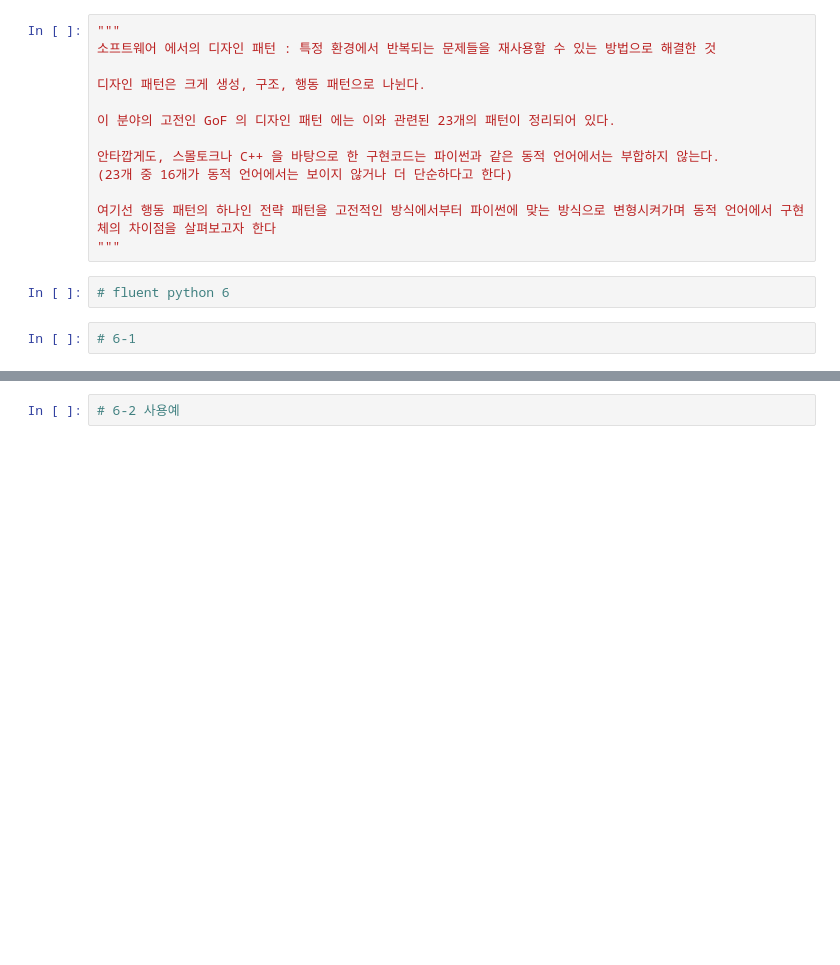
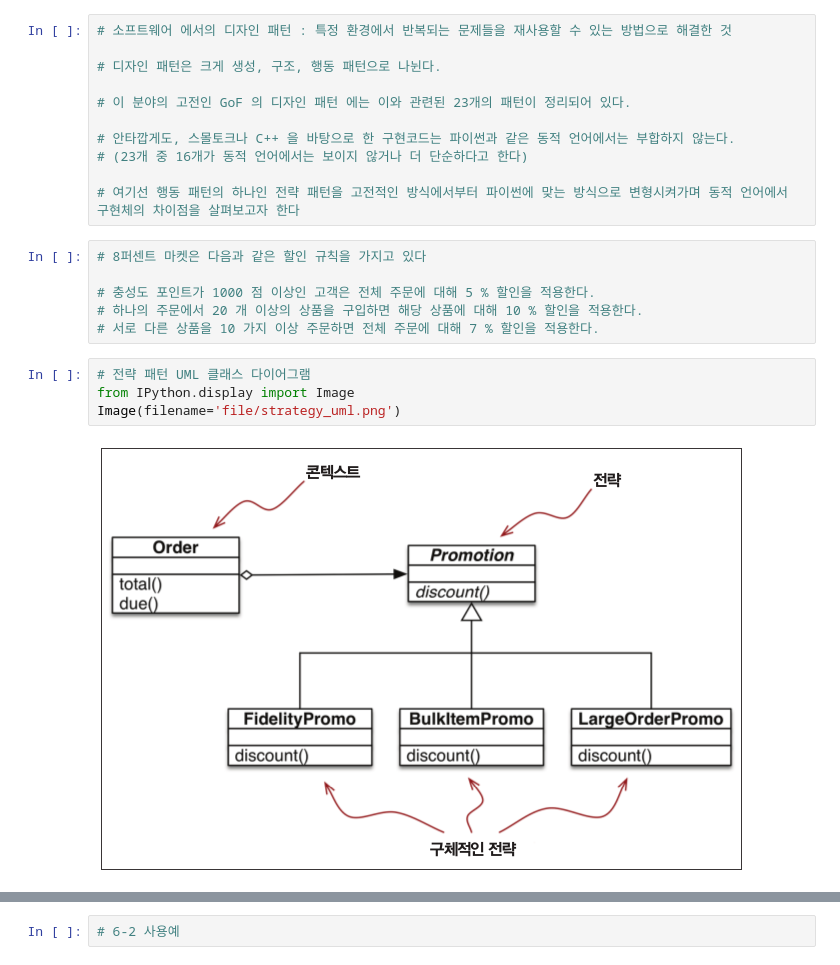
Before and after one commit to ianstream/FluentPython, a Jupyter notebook: fluent_python_6.ipynb, the cells around one changed output, grey strips where cells are left out. Cells and saved outputs as stored; diff of their text form; blank space fills up the shorter version.

```diff
--- a/fluent_python_6.ipynb
+++ b/fluent_python_6.ipynb
@@ -1,17 +1,23 @@
 # %%
-"""
-소프트웨어 에서의 디자인 패턴 : 특정 환경에서 반복되는 문제들을 재사용할 수 있는 방법으로 해결한 것
+# 소프트웨어 에서의 디자인 패턴 : 특정 환경에서 반복되는 문제들을 재사용할 수 있는 방법으로 해결한 것
 
-디자인 패턴은 크게 생성, 구조, 행동 패턴으로 나뉜다.
+# 디자인 패턴은 크게 생성, 구조, 행동 패턴으로 나뉜다.
 
-이 분야의 고전인 GoF 의 디자인 패턴 에는 이와 관련된 23개의 패턴이 정리되어 있다.
+# 이 분야의 고전인 GoF 의 디자인 패턴 에는 이와 관련된 23개의 패턴이 정리되어 있다.
 
-안타깝게도, 스몰토크나 C++ 을 바탕으로 한 구현코드는 파이썬과 같은 동적 언어에서는 부합하지 않는다.
-(23개 중 16개가 동적 언어에서는 보이지 않거나 더 단순하다고 한다)
+# 안타깝게도, 스몰토크나 C++ 을 바탕으로 한 구현코드는 파이썬과 같은 동적 언어에서는 부합하지 않는다.
+# (23개 중 16개가 동적 언어에서는 보이지 않거나 더 단순하다고 한다)
 
-여기선 행동 패턴의 하나인 전략 패턴을 고전적인 방식에서부터 파이썬에 맞는 방식으로 변형시켜가며 동적 언어에서 구현체의 차이점을 살펴보고자 한다
-"""
+# 여기선 행동 패턴의 하나인 전략 패턴을 고전적인 방식에서부터 파이썬에 맞는 방식으로 변형시켜가며 동적 언어에서 구현체의 차이점을 살펴보고자 한다
-# %%
-# fluent python 6
-# %%
-# 6-1
+# %%
+# 8퍼센트 마켓은 다음과 같은 할인 규칙을 가지고 있다
+
+# 충성도 포인트가 1000 점 이상인 고객은 전체 주문에 대해 5 % 할인을 적용한다.
+# 하나의 주문에서 20 개 이상의 상품을 구입하면 해당 상품에 대해 10 % 할인을 적용한다.
+# 서로 다른 상품을 10 가지 이상 주문하면 전체 주문에 대해 7 % 할인을 적용한다.
+# %%
+# 전략 패턴 UML 클래스 다이어그램
+from IPython.display import Image
+Image(filename='file/strategy_uml.png')
+# %% [output]
+[figure, added]
```
Also changed, not shown: parts of 18 cells of this notebook, 1 other file.
